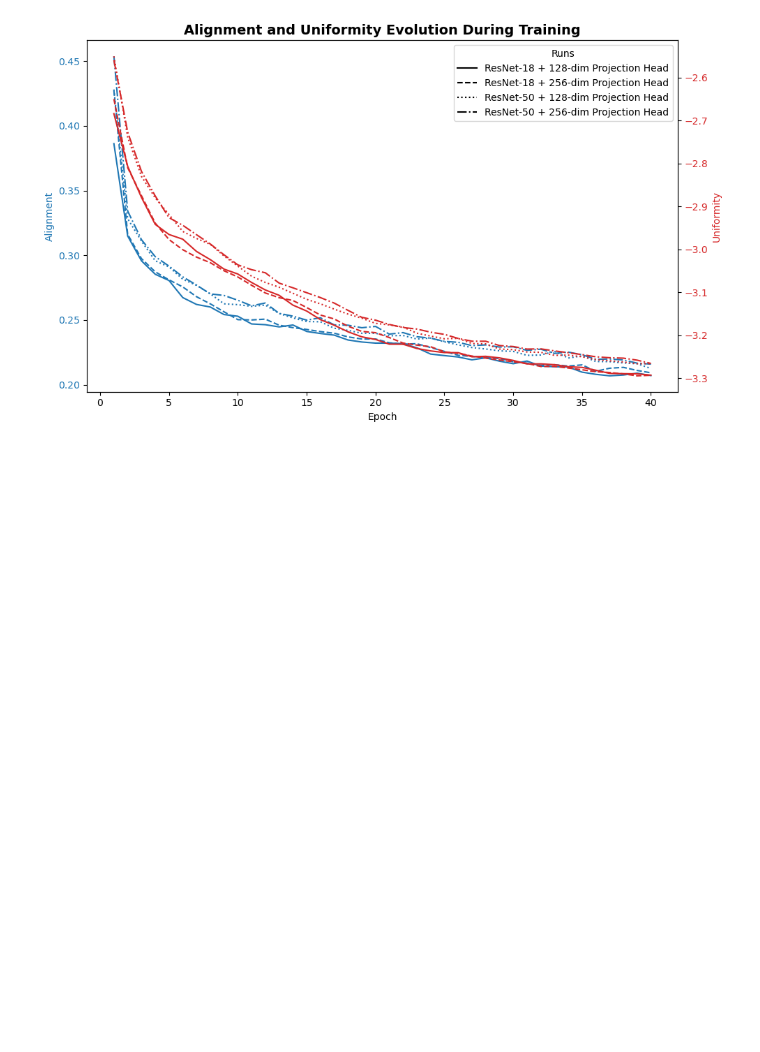
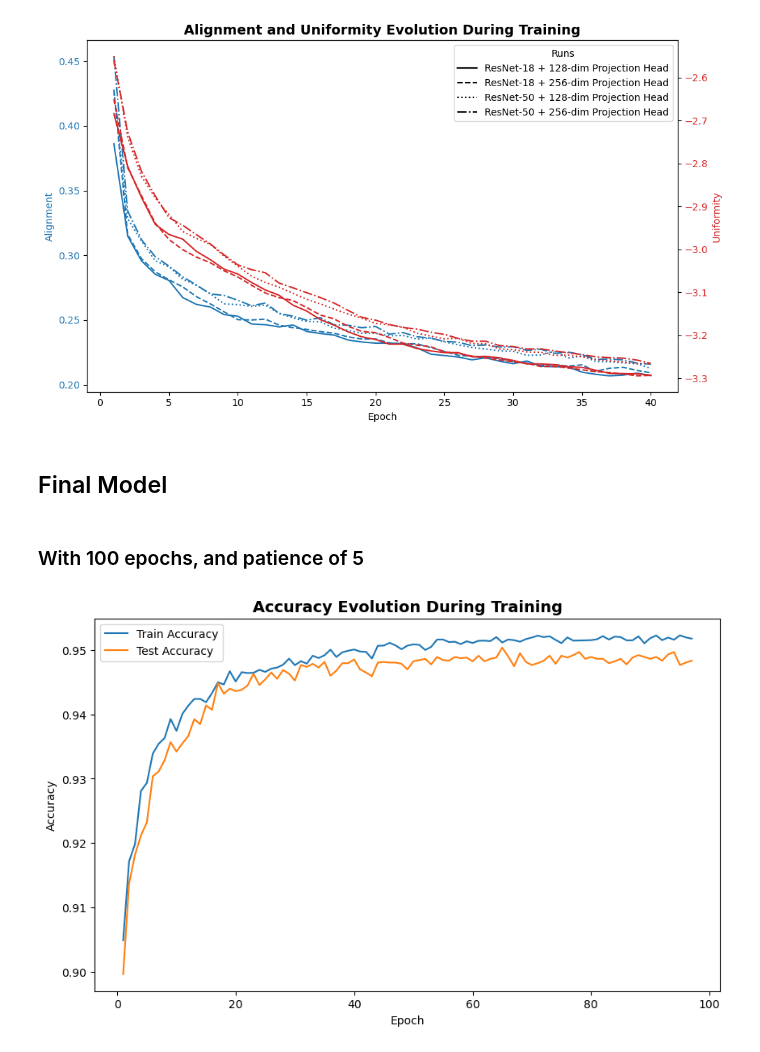
Before and after one commit to aurorapujols/treball-final-de-grau, a Jupyter notebook: notebooks/03_ssl_training.ipynb, the cells around one changed output. Cells and saved outputs as stored; diff of their text form; code cells hidden in the pictures; blank space fills up the shorter version.

Commit message:
Plots for final SSL training. Code for classifier and clustering.

```diff
--- a/notebooks/03_ssl_training.ipynb
+++ b/notebooks/03_ssl_training.ipynb
@@ -609,3 +609,13 @@ plot_accuracy_evolution_multi(dfs, labels)
 plot_alignment_uniformity_evolution_multi(dfs, labels)
 # %% [output]
 [figure]
+# %% [markdown]
+## Final Model
+# %% [markdown]
+### With 100 epochs, and patience of 5
+# %%
+df = pd.read_csv(f"ssl_history_ssl_final_model_4.0.csv", sep=";")
+# %%
+plot_accuracy_evolution(df)
+# %% [output]
+[figure, added]
```
Also changed, not shown: parts of 7 cells of this notebook, 11 other files.
